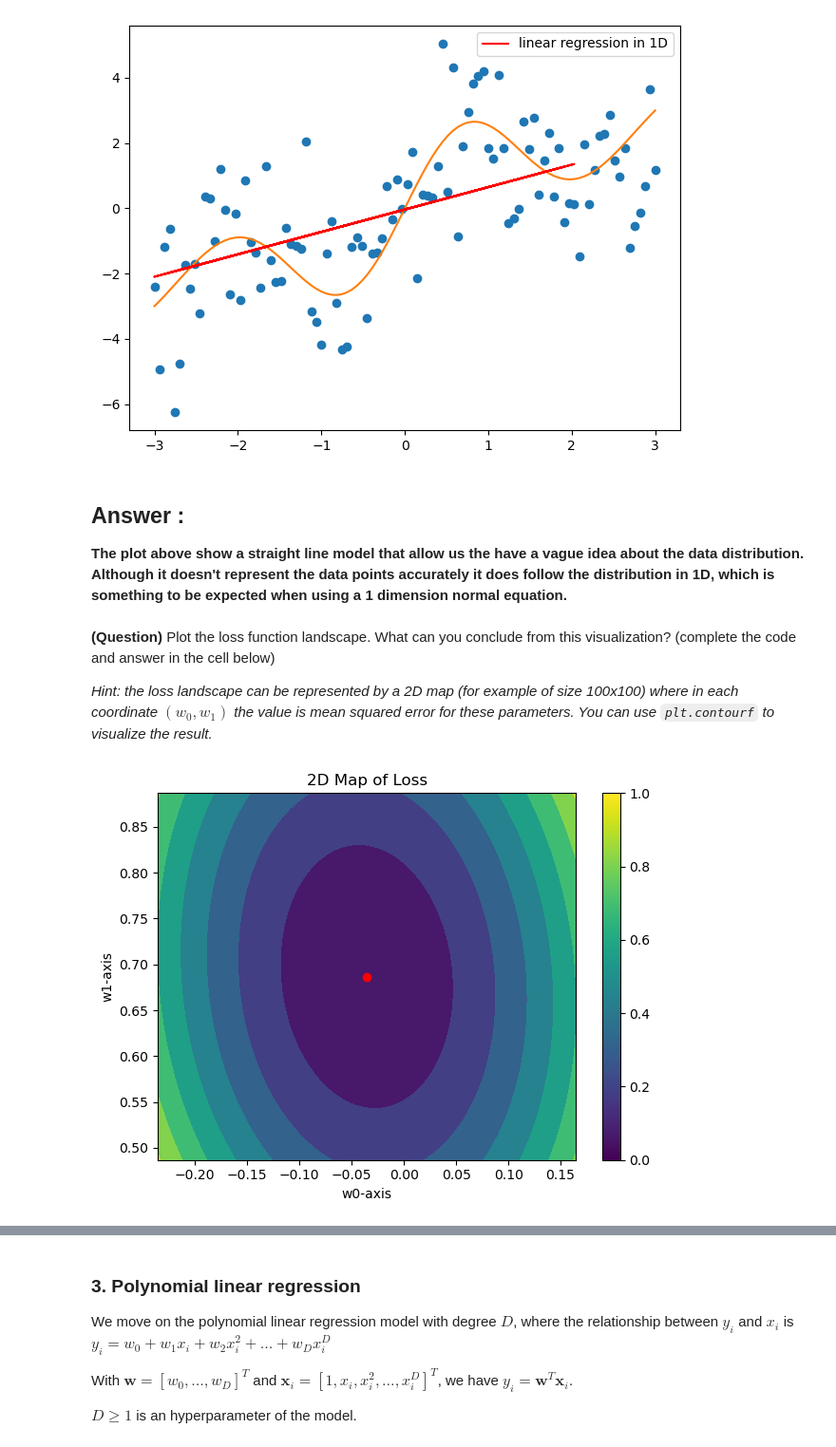
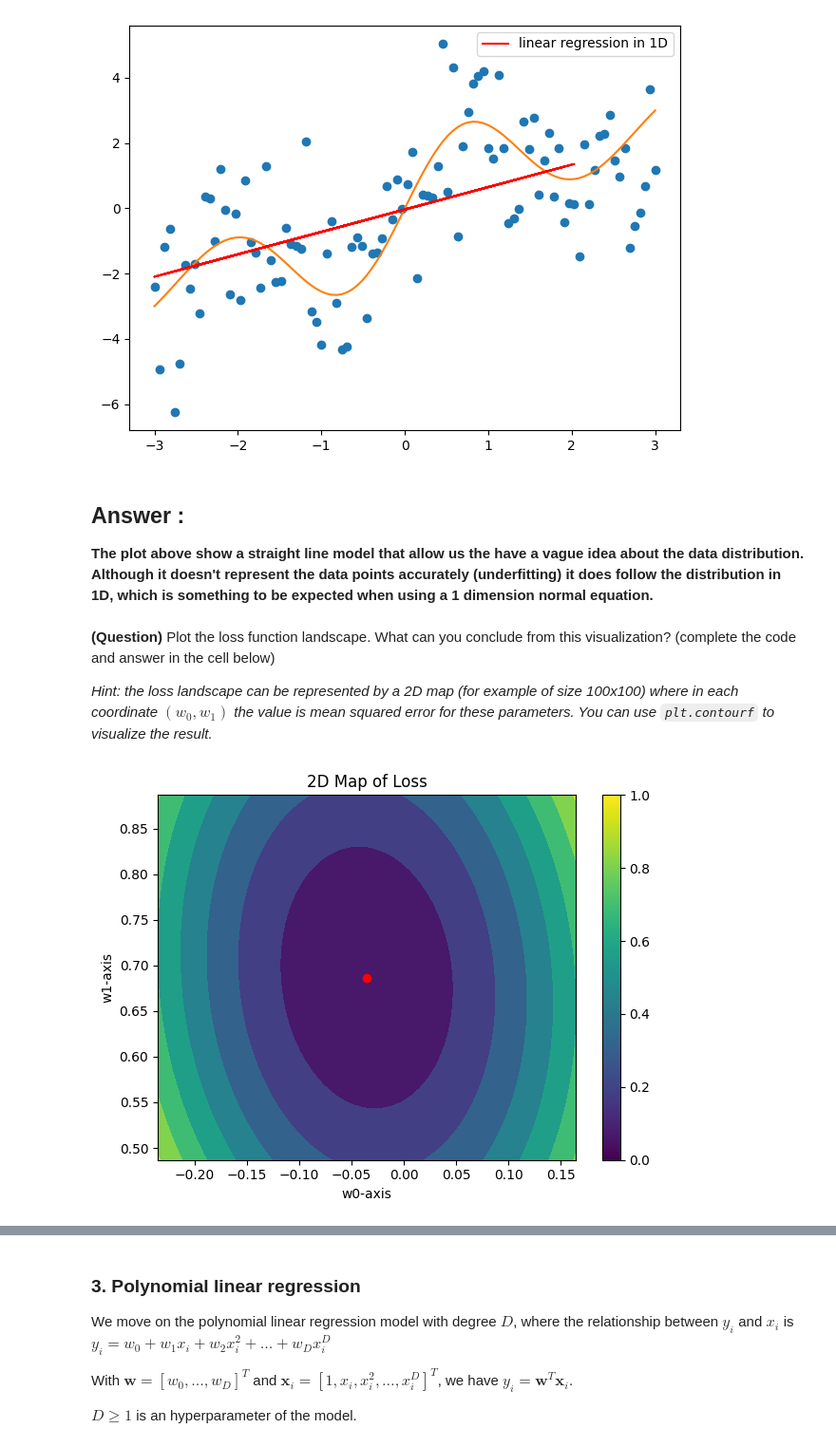
Before and after one commit to daJster/Machine_learning_2023, a Jupyter notebook: ml-tp1.ipynb, the cells around one changed output, grey strips where cells are left out. Shown at 95% size. Drawn from its saved outputs; the diff is of its cells as text; code cells hidden in the pictures.

```diff
--- a/ml-tp1.ipynb
+++ b/ml-tp1.ipynb
@@ -94,38 +97,41 @@ plt.close()
 [figure]
 # %% [markdown]
 ## **Answer :**
-**The plot above show a straight line model that allow us the have a vague idea about the data distribution. Although it doesn't represent the data points accurately it does follow the distribution in 1D, which is something to be expected when using a 1 dimension normal equation.**
+**The plot above show a straight line model that allow us the have a vague idea about the data distribution. Although it doesn't represent the data points accurately (underfitting) it does follow the distribution in 1D, which is something to be expected when using a 1 dimension normal equation.**
 # %% [markdown]
 **(Question)** Plot the loss function landscape. What can you conclude from this visualization? (complete the code and answer in the cell below)
 
 *Hint: the loss landscape can be represented by a 2D map (for example of size 100x100) where in each coordinate $(w_0, w_1)$ the value is mean squared error for these parameters. You can use `plt.contourf` to visualize the result.*
 # %%
-# we choose the following loss function (2D)
+# creating the intervals for w
 w0 = np.linspace(w[0]-0.2, w[0]+0.2, 100)
 w1 = np.linspace(w[1]-0.2, w[1]+0.2, 100)
+
+# creating the loss map
 loss = np.empty((100, 100))
 
+# calculating the loss for each combination
 for i in range(100) :
     for j in range(100) :
         loss[i, j] = np.mean((y_train - np.dot(X_train_ones, np.array([w0[i], w1[j]])))**2)
 
 assert loss.shape == (100, 100)
 
 # Create a grid of points
-X, Y = np.meshgrid(w0, w1)
+X_mesh, Y_mesh = np.meshgrid(w0, w1)
 
 # Create a contour plot
 plt.figure()
-plt.contourf(X, Y, loss, cmap='viridis')
+plt.contourf(X_mesh, Y_mesh, loss, cmap='viridis')
 plt.scatter(w[0], w[1], color="red")
 plt.colorbar()
 plt.xlabel('w0-axis')
 plt.ylabel('w1-axis')
 plt.title('2D Map of Loss')
 plt.tight_layout()
 plt.show()
 plt.close()
 # %% [output]
-[figure, old version]
+[figure, new version]
 # %% [markdown]
 ## Answer :
```
Also changed, not shown: parts of 20 cells of this notebook.
